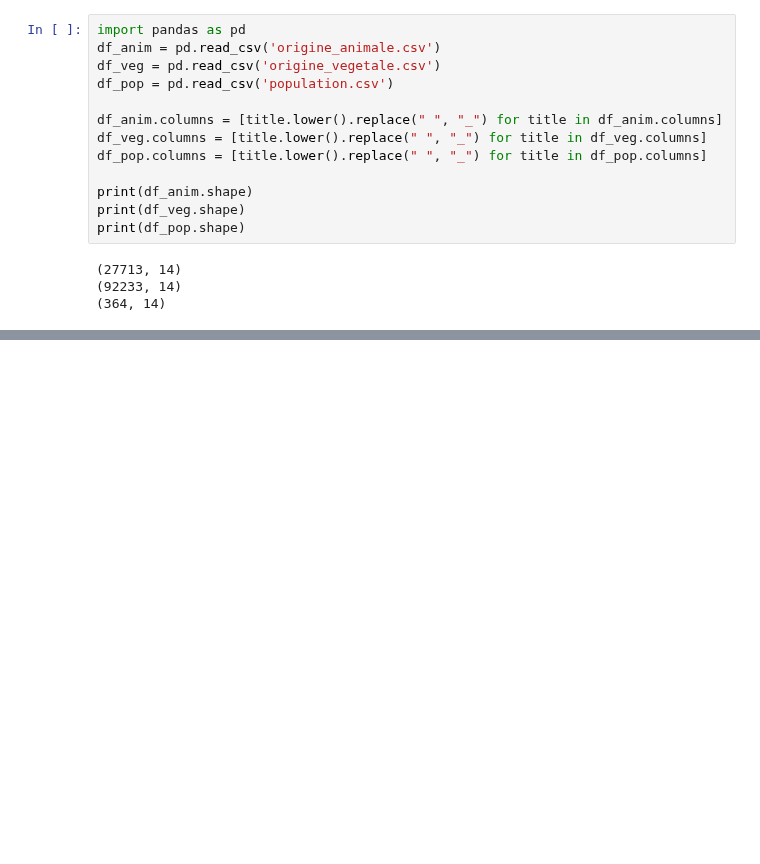
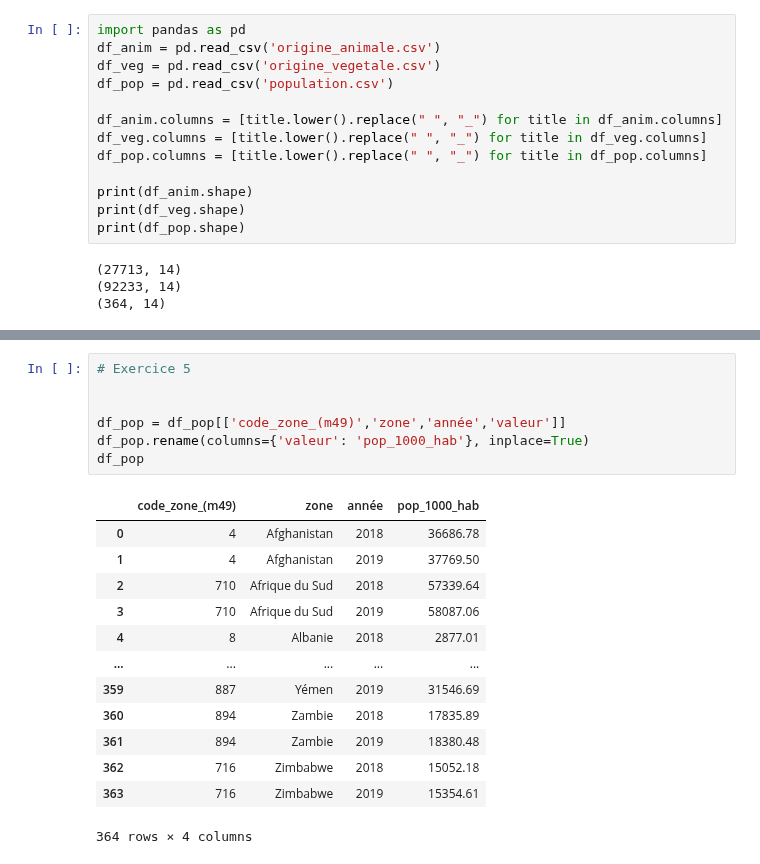
Before and after one commit to Melobgn/Brief-pandas-SEM, a Jupyter notebook: dataframes.ipynb, the cells around one changed output, grey strips where cells are left out. Saved outputs shown, nothing was run; the diff lists cells and outputs as text; blank space fills up the shorter version.

```diff
--- a/dataframes.ipynb
+++ b/dataframes.ipynb
@@ -65,3 +64,24 @@ product
 | 27711 | FBS | Bilans Alimentaires (2010-) | 716 | Zimbabwe | 674 | Disponibilité de protéines en qua... | S2769 | Animaux Aquatiques Autre | ... |
 | 27712 | FBS | Bilans Alimentaires (2010-) | 716 | Zimbabwe | 684 | Disponibilité de matière grasse e... | S2769 | Animaux Aquatiques Autre | ... |
 119946 rows × 15 columns
+# %%
+# Exercice 5
+
+
+df_pop = df_pop[['code_zone_(m49)','zone','année','valeur']]
+df_pop.rename(columns={'valeur': 'pop_1000_hab'}, inplace=True)
+df_pop
+# %% [output]
+|  | code_zone_(m49) | zone | année | pop_1000_hab |
+| 0 | 4 | Afghanistan | 2018 | 36686.78 |
+| 1 | 4 | Afghanistan | 2019 | 37769.50 |
+| 2 | 710 | Afrique du Sud | 2018 | 57339.64 |
+| 3 | 710 | Afrique du Sud | 2019 | 58087.06 |
+| 4 | 8 | Albanie | 2018 | 2877.01 |
+| ... | ... | ... | ... | ... |
+| 359 | 887 | Yémen | 2019 | 31546.69 |
+| 360 | 894 | Zambie | 2018 | 17835.89 |
+| 361 | 894 | Zambie | 2019 | 18380.48 |
+| 362 | 716 | Zimbabwe | 2018 | 15052.18 |
+| 363 | 716 | Zimbabwe | 2019 | 15354.61 |
+364 rows × 4 columns
```
Also changed, not shown: parts of 9 cells of this notebook.
